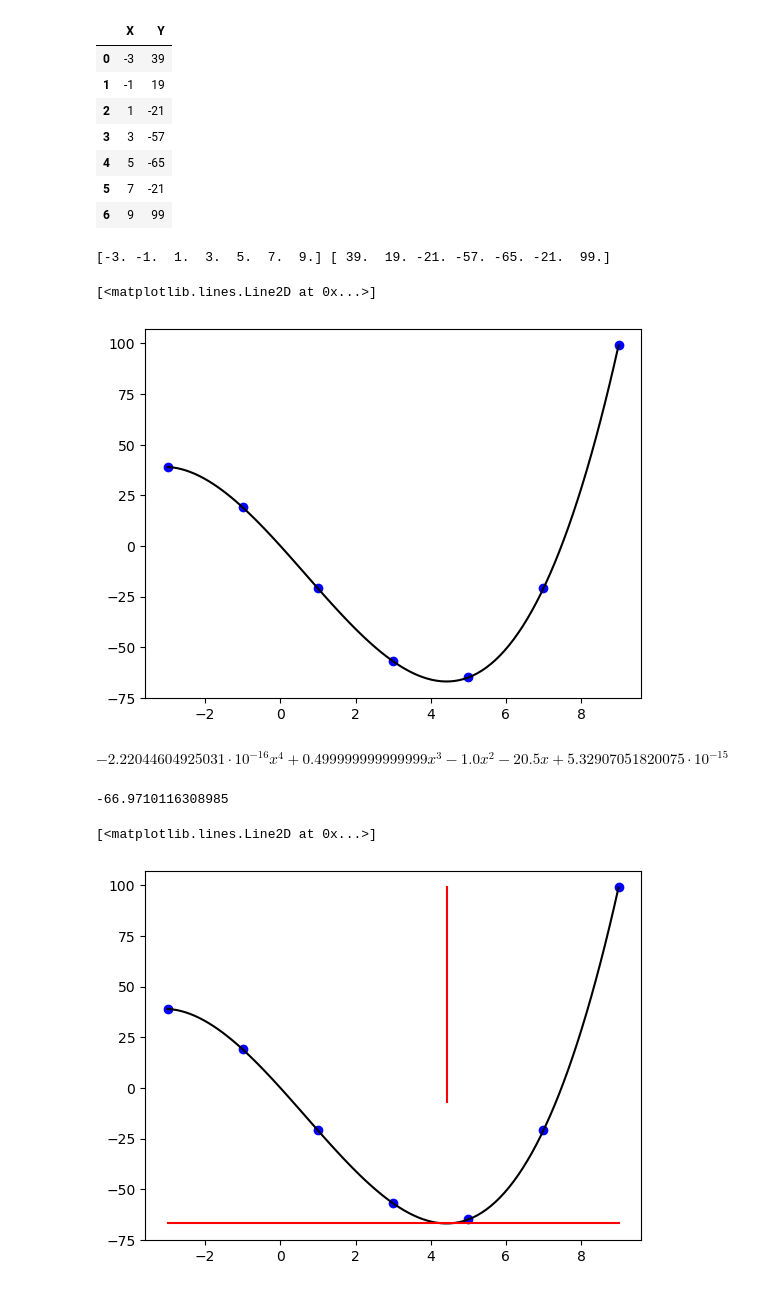
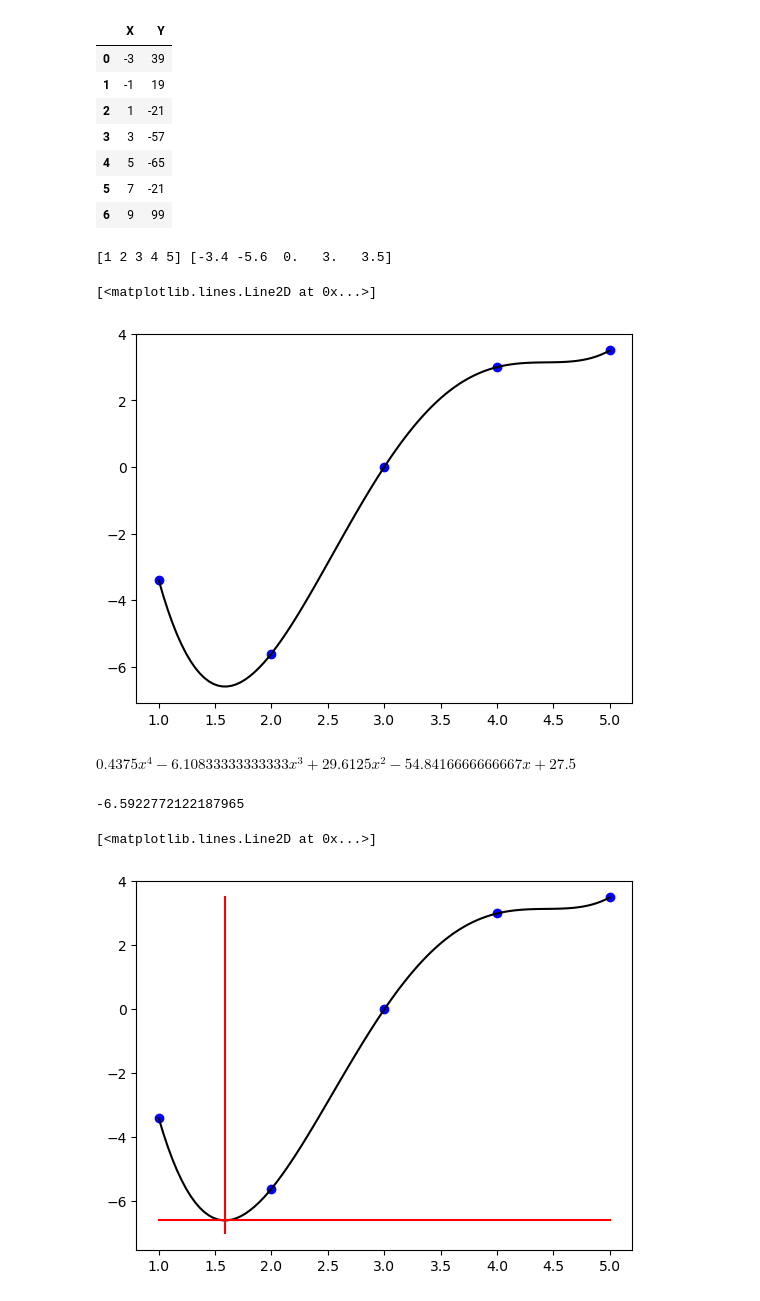
Before and after one commit to juanagranadosr/metodos-computacionales-1_JuanaGranados, a Jupyter notebook: EjerciciosClase/Interpolacion_de_lagrange.ipynb, the cells around one changed output. Saved outputs shown, nothing was run; the diff lists cells and outputs as text; code cells hidden in the pictures.

```diff
--- a/EjerciciosClase/Interpolacion_de_lagrange.ipynb
+++ b/EjerciciosClase/Interpolacion_de_lagrange.ipynb
@@ -37,13 +37,13 @@ Data
 | 6 | 9 | 99 |
 # %%
 X = np.array([1,2,3,4,5])
-Y = np.array([1,2,3,4,5])
+Y = np.array([-3.4,-5.6,0,3,3.5])
 
-X = np.float64(Data.X)
-Y = np.float64(Data.Y)
+#X = np.float64(Data.X)
+#Y = np.float64(Data.Y)
 print(X,Y)
 # %% [output]
-[-3. -1.  1.  3.  5.  7.  9.] [ 39.  19. -21. -57. -65. -21.  99.]
+[1 2 3 4 5] [-3.4 -5.6  0.   3.   3.5]
 # %%
 def Lagrange(x, xi, i):
     """ x es el punto que se quiere aproximar
@@ -78,7 +78,7 @@ plt.scatter(X,Y,marker='o', color='b')
 plt.plot(x,y,color='k')
 # %% [output]
 [<matplotlib.lines.Line2D at 0x...>]
-[figure, old version]
+[figure, new version]
 # %%
 x = sym.Symbol('x', real=True)
 
@@ -91,7 +91,7 @@ f = Interpolate(x,X,Y)
 f = sym.simplify(f)
 f
 # %% [output]
-$\displaystyle - 2.22044604925031 \cdot 10^{-16} x^{4} + 0.499999999999999 x^{3} - 1.0 x^{2} - 20.5 x + 5.32907051820075 \cdot 10^{-15}$
+$\displaystyle 0.4375 x^{4} - 6.10833333333333 x^{3} + 29.6125 x^{2} - 54.8416666666667 x + 27.5$
 # %%
 def der_func(x,h):
     return (func(x+h)-func(x-h))/(2*h)
@@ -112,18 +112,18 @@ for i in range(100):
 
 func(sol)
 # %% [output]
--66.9710116308985
+-6.5922772122187965
 # %%
 x = np.linspace(X[0],X[-1],100)
 y = Interpolate(x,X,Y)
 
 plt.scatter(X,Y,marker='o', color='b')
 plt.plot(x,y,color='k')
-az
+
 plt.plot([X[0],X[-1]],[func(sol),func(sol)],"r")
 plt.plot([sol,sol],[-7,Y[-1]],"r")
 
 #plt.scatter(sol, func(sol),color= 'r')
 # %% [output]
 [<matplotlib.lines.Line2D at 0x...>]
-[figure, old version]
+[figure, new version]
```
Also changed, not shown: 2 other files.
